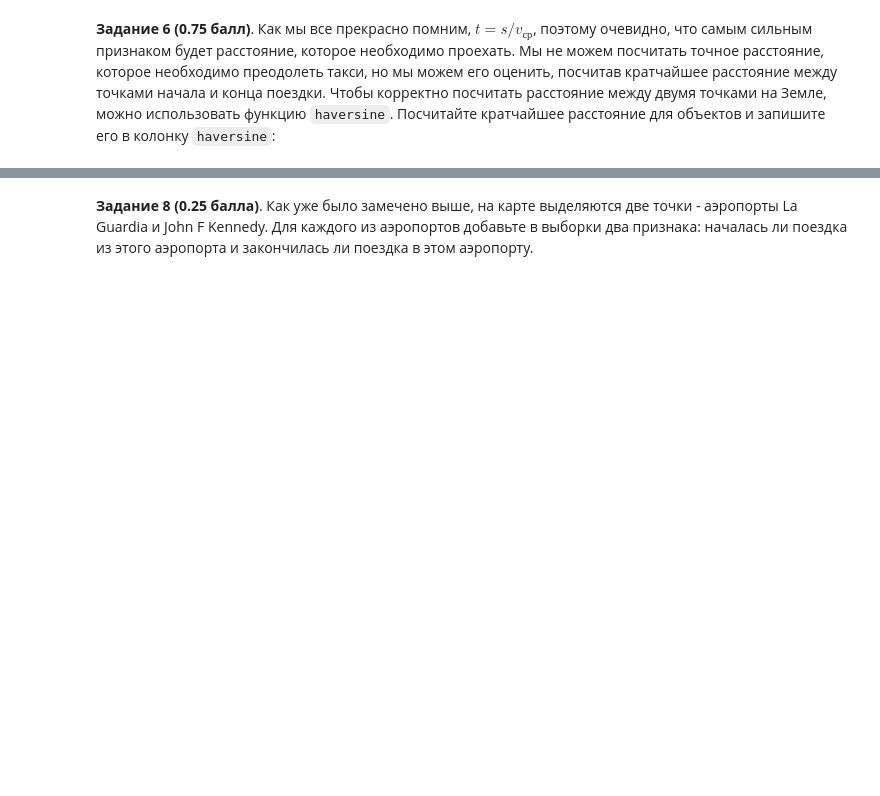
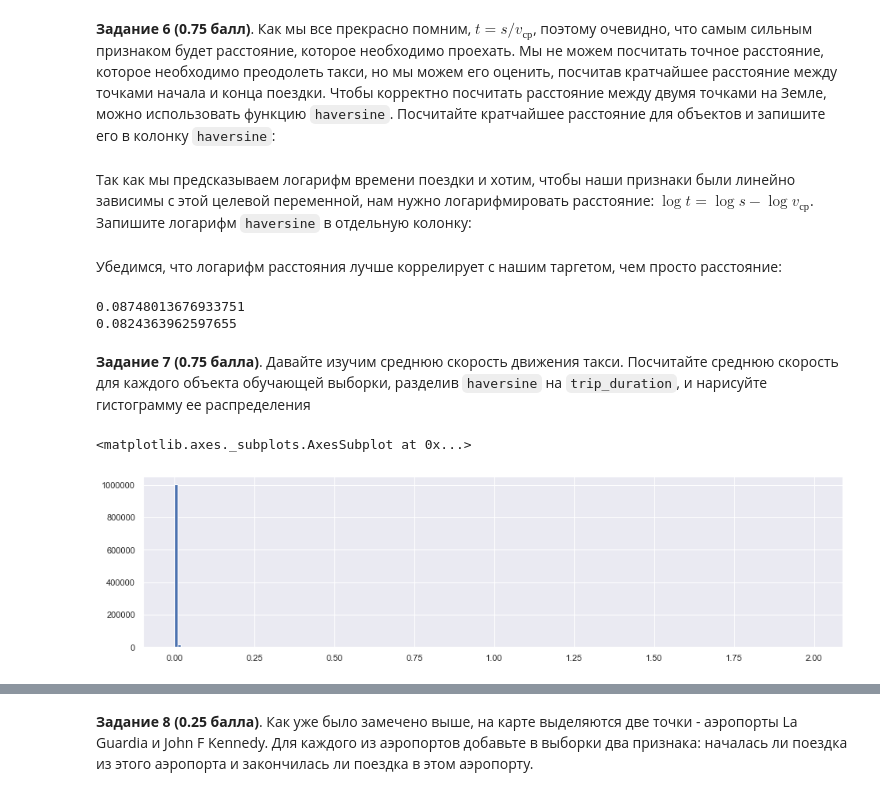
Before and after one commit to charzik/ml-hw, a Jupyter notebook: hw2/homework-practice-02.ipynb, the cells around one changed output, grey strips where cells are left out. Drawn from its saved outputs; the diff is of its cells as text; code cells hidden in the pictures; blank space fills up the shorter version.

```diff
--- a/hw2/homework-practice-02.ipynb
+++ b/hw2/homework-practice-02.ipynb
@@ -223,11 +236,3 @@ Text(0.5, 1.0, 'от дня в году')
 3. Час
 4. Является ли период аномальным (два бинарных признака, соответствующие двум аномальным периодам)
 5. Номер дня в году
-# %%
-def anomaly1(row):
-    if row['dayofyear'] and row['dayofyear'] in [27, 28, 29, 30]:
-        return True
-    return False
-
-tmp['anomaly1'] = np.apply_along_axis(anomaly1, 1, tmp)
-#tmp = tmp.apply(anomaly, axis=1, result_type='expand')
@@ -236,3 +239,8 @@ IndexError: only integers, slices (`:`), ellipsis (`...`), numpy.newaxis (`None`
+# %%
+def func(row):
+    return row['dayofyear'] in [23, 151]
+
+tmp['anomaly'] = tmp.apply(func, axis=1)
 # %% [markdown]
 Итак, мы уже создали некоторое количество признаков.
 
@@ -283,2 +299,32 @@ show_circles_on_map(data.sample(1000), "dropoff_latitude", "dropoff_longitude",
 # %% [markdown]
 **Задание 6 (0.75 балл)**. Как мы все прекрасно помним, $t = s / v_{\text{ср}}$, поэтому очевидно, что самым сильным признаком будет расстояние, которое необходимо проехать. Мы не можем посчитать точное расстояние, которое необходимо преодолеть такси, но мы можем его оценить, посчитав кратчайшее расстояние между точками начала и конца поездки. Чтобы корректно посчитать расстояние между двумя точками на Земле, можно использовать функцию `haversine`. Посчитайте кратчайшее расстояние для объектов и запишите его в колонку `haversine`:
+# %%
+from haversine import haversine
+
+def func(row):
+    return haversine((row['pickup_longitude'],row['pickup_latitude']),
+                     (row['dropoff_longitude'],row['dropoff_latitude']))
+
+tmp['haversine'] = tmp.apply(func, axis=1)
+# %% [markdown]
+Так как мы предсказываем логарифм времени поездки и хотим, чтобы наши признаки были линейно зависимы с этой целевой переменной, нам нужно логарифмировать расстояние: $\log t = \log s - \log{v_{\text{ср}}}$. Запишите логарифм `haversine` в отдельную колонку:
+# %%
+tmp['haversine_log'] = np.log1p(tmp['haversine'])
+# %% [markdown]
+Убедимся, что логарифм расстояния лучше коррелирует с нашим таргетом, чем просто расстояние:
+# %%
+print(tmp['haversine_log'].corr(y_train))
+print(tmp['haversine'].corr(y_train))
+# %% [output]
+0.08748013676933751
+0.0824363962597655
+# %% [markdown]
+**Задание 7 (0.75 балла)**. Давайте изучим среднюю скорость движения такси. Посчитайте среднюю скорость для каждого объекта обучающей выборки, разделив `haversine` на `trip_duration`, и нарисуйте гистограмму ее распределения
+# %%
+av_speed = np.divide(tmp['haversine'], y_train)
+fig, axs = plt.subplots(figsize=(16, 4), ncols=1)
+axs.hist(av_speed, np.arange(0, 2, 0.01))
+axs
+# %% [output]
+<matplotlib.axes._subplots.AxesSubplot at 0x...>
+[figure, added]
```
Also changed, not shown: parts of 30 cells of this notebook.
